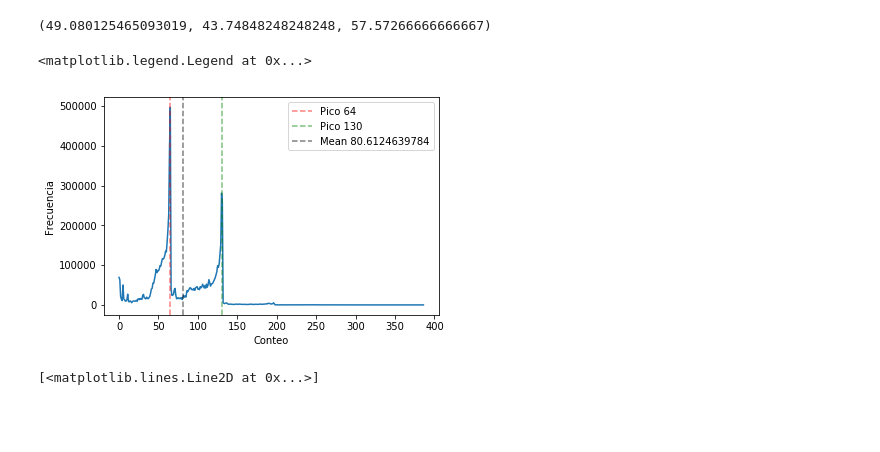
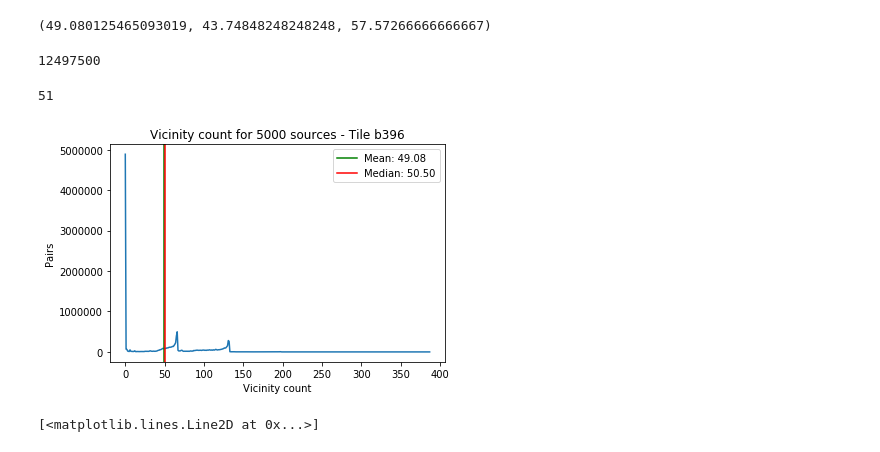
Before and after one commit to carpyncho/paper_inoise, a Jupyter notebook: 03_count_analysis.ipynb, the cells around one changed output. Cells and saved outputs as stored; diff of their text form; code cells hidden in the pictures; blank space fills up the shorter version.

```diff
--- a/03_count_analysis.ipynb
+++ b/03_count_analysis.ipynb
@@ -15,31 +15,12 @@ with open("./data/count_low.pkl") as fp:
 # %%
 total = Counter()
 map(total.update, count);
-total.pop(0)
+# total.pop(0)
 
-high = Counter()
-map(high.update, counth)
-# high.pop(0)
-
-low = Counter()
-map(low.update, countl)
-# low.pop(0)
-
-del count, counth, countl
+# del count, counth, countl
 # %%
 from libs import cnt_stats
 # %%
 cnt_stats.mean(total), cnt_stats.mean(high), cnt_stats.mean(low)
 # %% [output]
 (49.080125465093019, 43.74848248248248, 57.57266666666667)
-# %%
-plt.plot(total.values())
-plt.axvline(64, color="r", ls="--", alpha=.5, label="Pico 64")
-plt.axvline(130, color="g", ls="--", alpha=.5,  label="Pico 130")
-plt.axvline(cnt_stats.mean(total), alpha=.5, color="k", ls="--", label="Mean {}".format(cnt_stats.mean(total)))
-plt.xlabel("Conteo")
-plt.ylabel("Frecuencia")
-plt.legend()
-# %% [output]
-<matplotlib.legend.Legend at 0x...>
-[figure, removed]
@@ -46,3 +33,27 @@ plt.legend()
+# %%
+np.sum(total.values())
+# %% [output]
+12497500
+# %%
+np.argmax(sort >= (total_v / 2.))
+# %% [output]
+51
+# %%
+no_zero = {k: v for k, v in total.items() }
+plt.plot(no_zero.values())
+plt.axvline(
+    cnt_stats.mean(total), color="g", ls="-",
+    label="Mean: {:.2f}".format(cnt_stats.mean(total)))
+plt.axvline(
+    50.5, color="r", ls="-",
+    label="Median: {:.2f}".format(50.5))
+plt.title("Vicinity count for 5000 sources - Tile b396")
+plt.xlabel("Vicinity count")
+plt.ylabel("Pairs")
+plt.legend()
+plt.savefig("figs/vicinitycount_b396.pdf", bbox_inches='tight')
+# %% [output]
+[figure, added]
 # %%
 plt.plot(high.values(), color="y")
 # %% [output]
```
Also changed, not shown: parts of 2 cells of this notebook, 9 other files.
